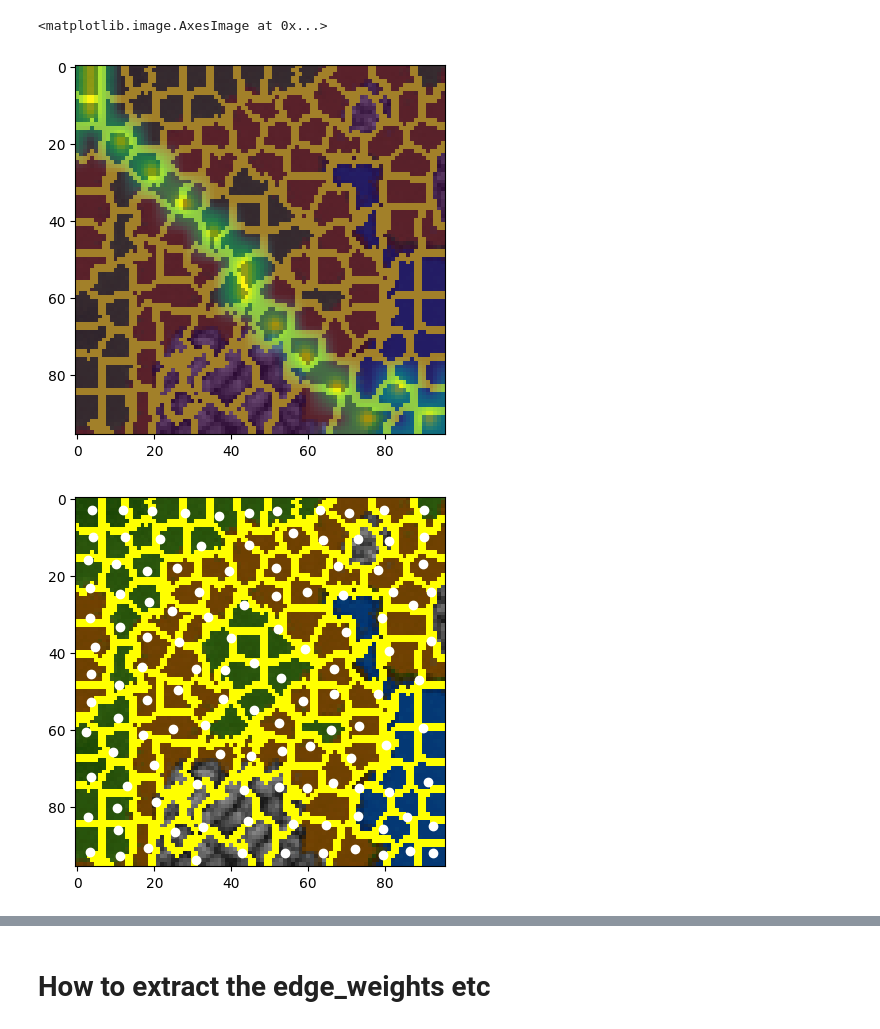
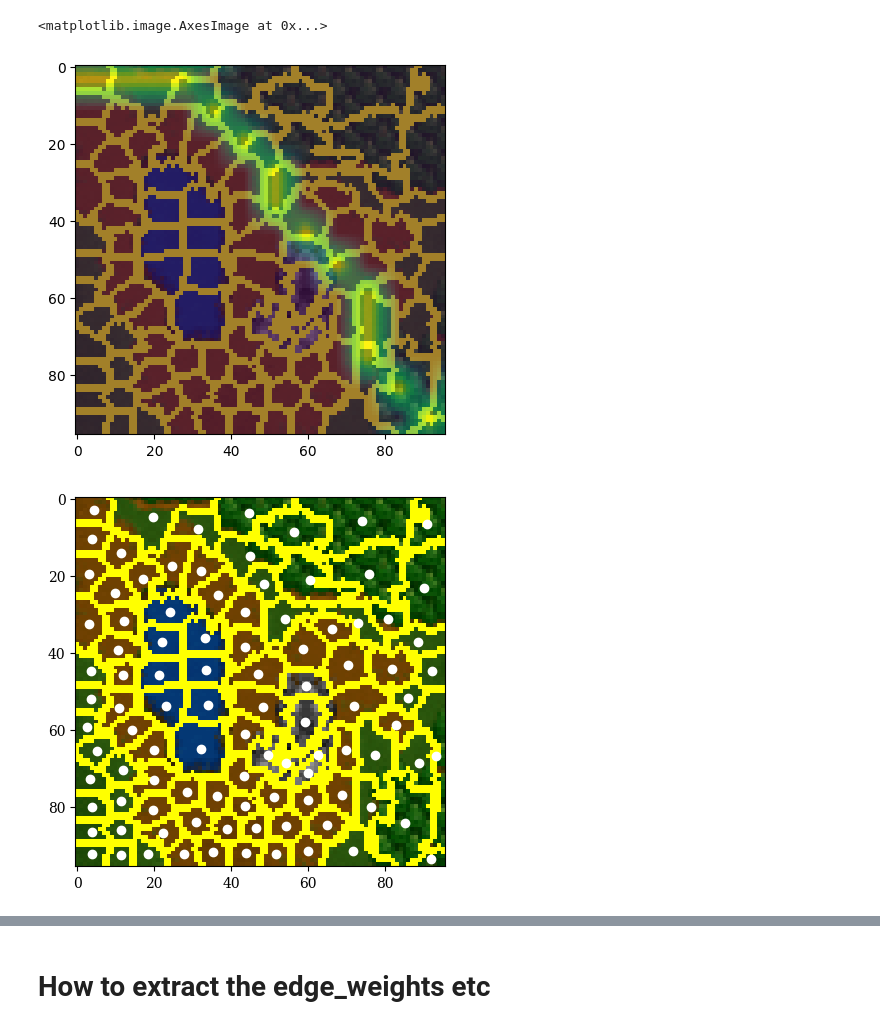
Before and after one commit to aavashsubedi/masters_project, a Jupyter notebook: notebooks/create_graph_from_img.ipynb, the cells around one changed output, grey strips where cells are left out. Drawn from its saved outputs; the diff is of its cells as text; code cells hidden in the pictures.

```diff
--- a/notebooks/create_graph_from_img.ipynb
+++ b/notebooks/create_graph_from_img.ipynb
@@ -8,8 +8,8 @@ import os
 image_path = "/home/duser/masters_project/data/warcraft_shortest_path_oneskin/12x12/train_maps.npy"
 label_path = "/home/duser/masters_project/data/warcraft_shortest_path_oneskin/12x12/train_shortest_paths.npy"
 # %%
-image = np.load(image_path)[0]
-label = np.load(label_path)[0]
+image = np.load(image_path)[109]
+label = np.load(label_path)[109]
 #plot the image and label side by side
 fig, (ax1, ax2) = plt.subplots(1, 2)
 ax1.imshow(image)
@@ -104,16 +104,16 @@ label = sk.transform.resize(label, (96, 96))
 plt.imshow(label, alpha=0.5)
 # %% [output]
 <matplotlib.image.AxesImage at 0x...>
-[figure, old version]
+[figure, new version]
 # %%
 from skimage.measure import regionprops
 plt.imshow(boundaries)
 regions = regionprops(segments)
 for props in regions:
-    cx, cy = props.centroid
+    cy, cx = props.centroid
     plt.plot(cx, cy, 'o', color="white")
 # %% [output]
-[figure, old version]
+[figure, new version]
 # %%
 #connect the centroids together based on their pixel location. Like you would do an image
 #processing algorithm
```
Also changed, not shown: parts of 23 cells of this notebook, 4 other files.
